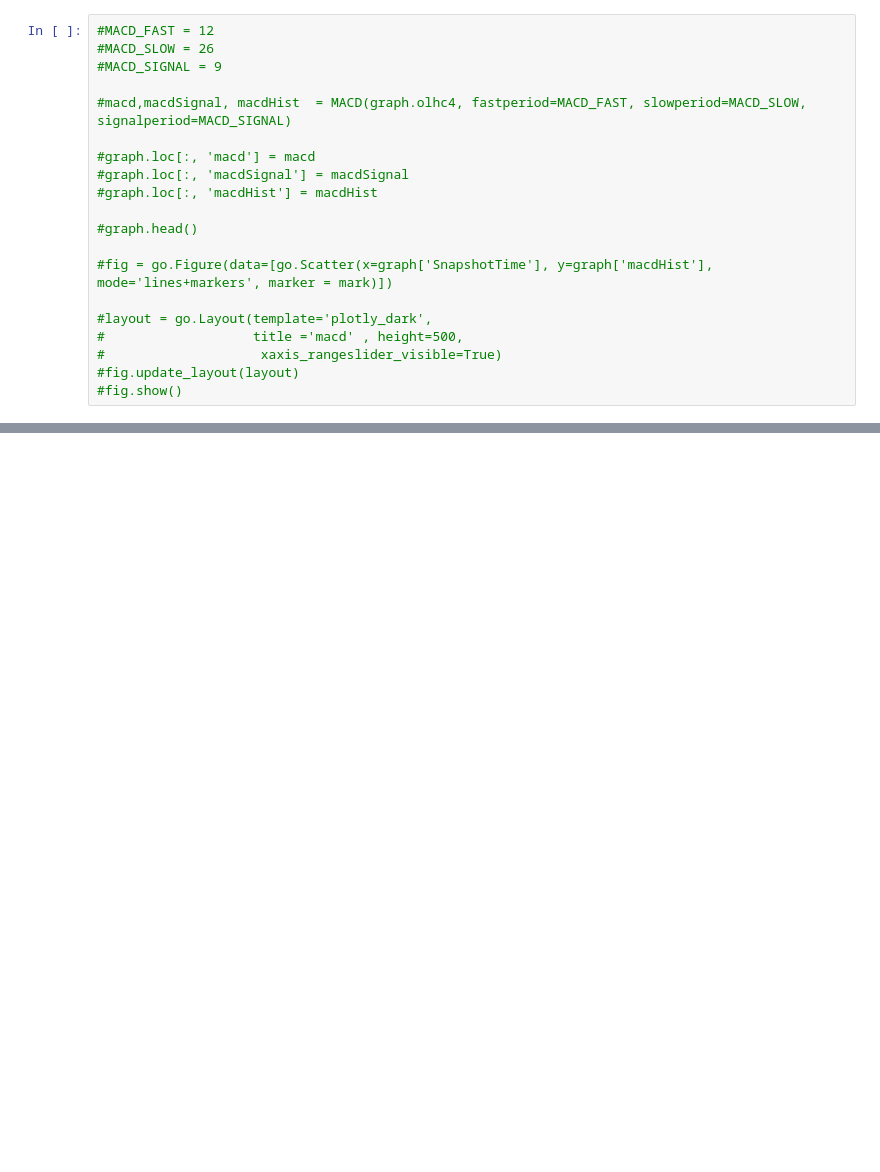
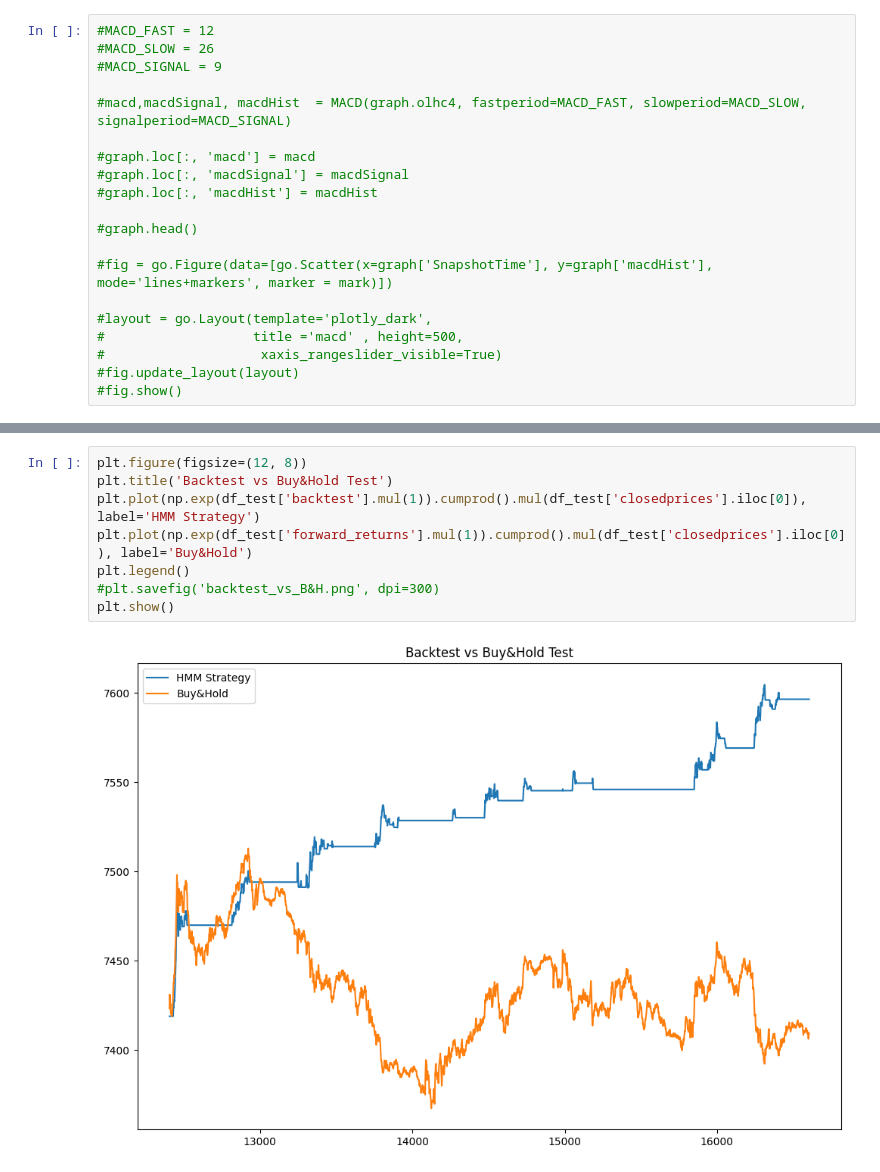
Before and after one commit to benkemt/IgTools, a Jupyter notebook: IgPlotly/ExtractIgData.ipynb, the cells around one changed output, grey strips where cells are left out. Drawn from its saved outputs; the diff is of its cells as text; blank space fills up the shorter version.

```diff
--- a/IgPlotly/ExtractIgData.ipynb
+++ b/IgPlotly/ExtractIgData.ipynb
@@ -406,0 +511,10 @@ print(state2['log_returns'].mean())
+# %%
+plt.figure(figsize=(12, 8))
+plt.title('Backtest vs Buy&Hold Test')
+plt.plot(np.exp(df_test['backtest'].mul(1)).cumprod().mul(df_test['closedprices'].iloc[0]), label='HMM Strategy')
+plt.plot(np.exp(df_test['forward_returns'].mul(1)).cumprod().mul(df_test['closedprices'].iloc[0]), label='Buy&Hold')
+plt.legend()
+#plt.savefig('backtest_vs_B&H.png', dpi=300)
+plt.show()
+# %% [output]
+[figure, added]
```
Also changed, not shown: parts of 16 cells of this notebook.
